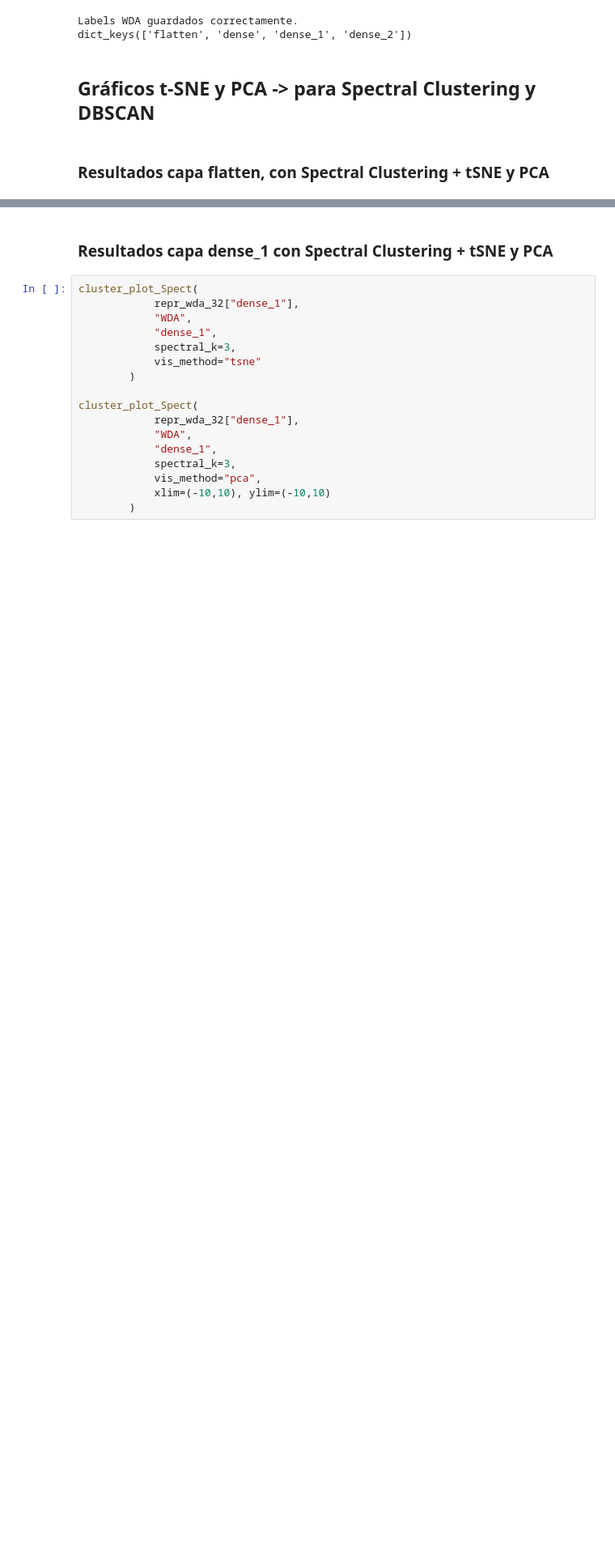
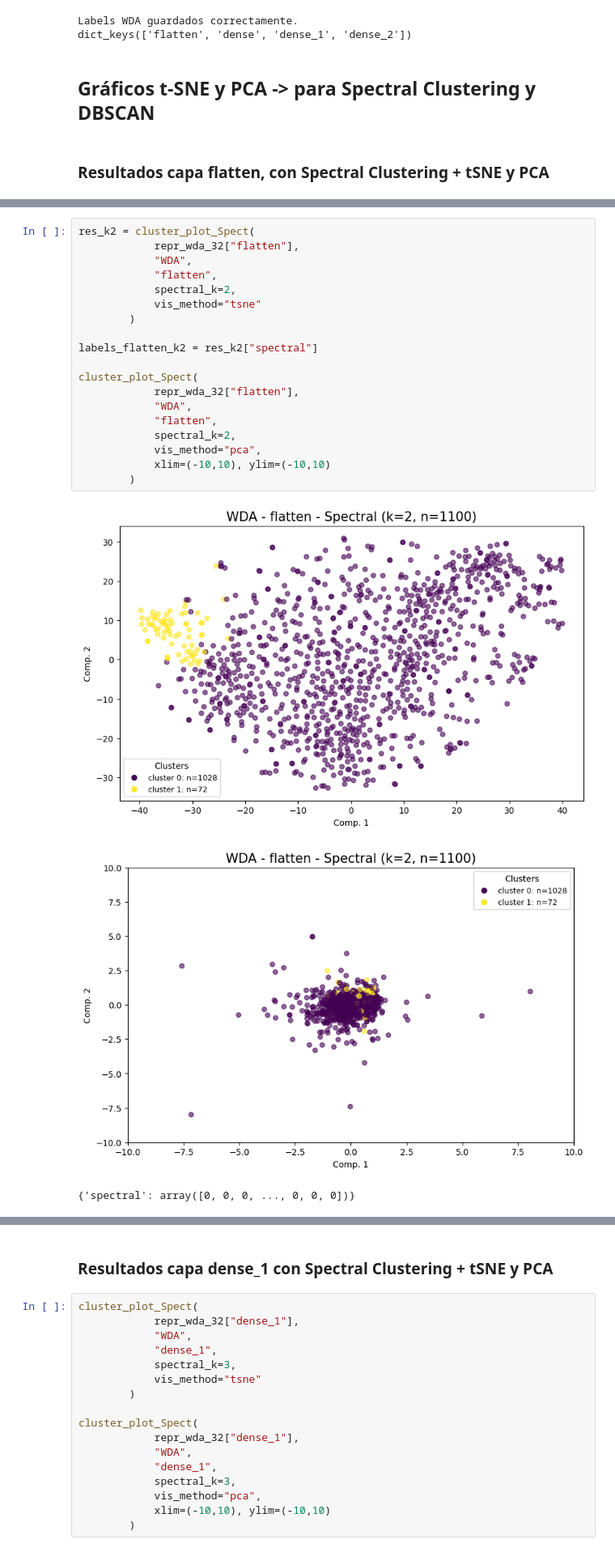
Before and after one commit to itsjjaavii/Memoria-White-Dwarfs, a Jupyter notebook: notebooks/task3_v2.ipynb, the cells around one changed output, grey strips where cells are left out. Shown at 81% size. Drawn from its saved outputs; the diff is of its cells as text; blank space fills up the shorter version.

```diff
--- a/notebooks/task3_v2.ipynb
+++ b/notebooks/task3_v2.ipynb
@@ -1937,0 +1963,23 @@ cluster_plot_Spect(
+# %%
+res_k2 = cluster_plot_Spect(
+            repr_wda_32["flatten"],
+            "WDA",
+            "flatten",
+            spectral_k=2,
+            vis_method="tsne"
+        )
+
+labels_flatten_k2 = res_k2["spectral"]
+
+cluster_plot_Spect(
+            repr_wda_32["flatten"],
+            "WDA",
+            "flatten",
+            spectral_k=2,
+            vis_method="pca",
+            xlim=(-10,10), ylim=(-10,10)
+        )
+# %% [output]
+[figure, added]
+[figure, added]
+{'spectral': array([0, 0, 0, ..., 0, 0, 0])}
```
Also changed, not shown: parts of 14 cells of this notebook, 1 other file.
